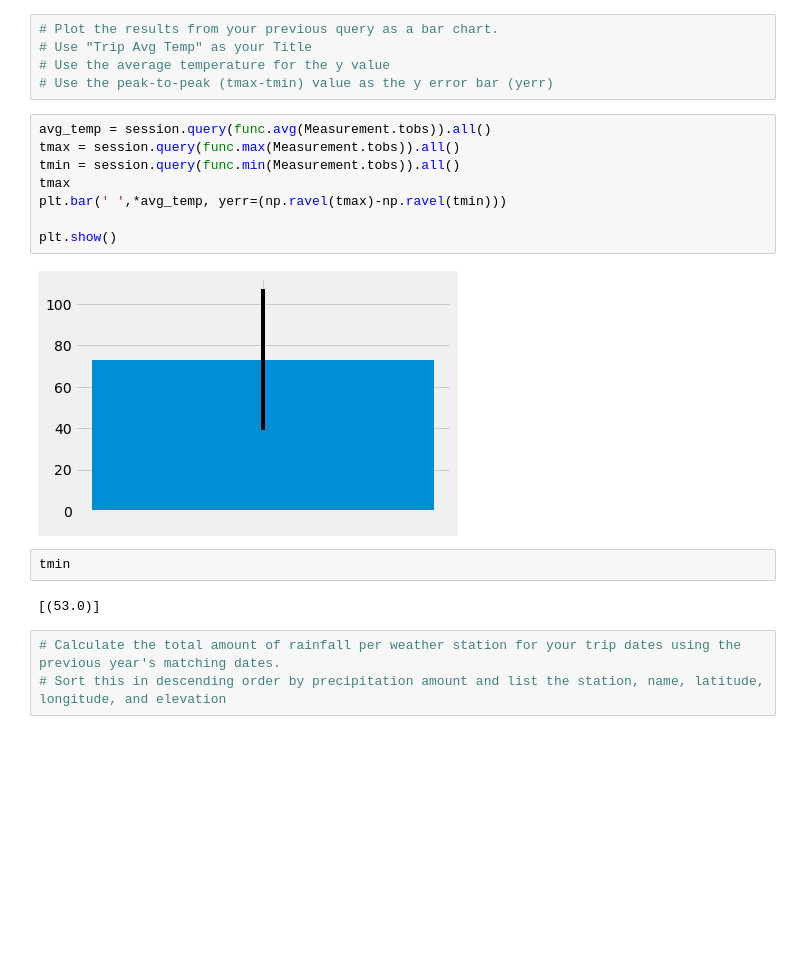
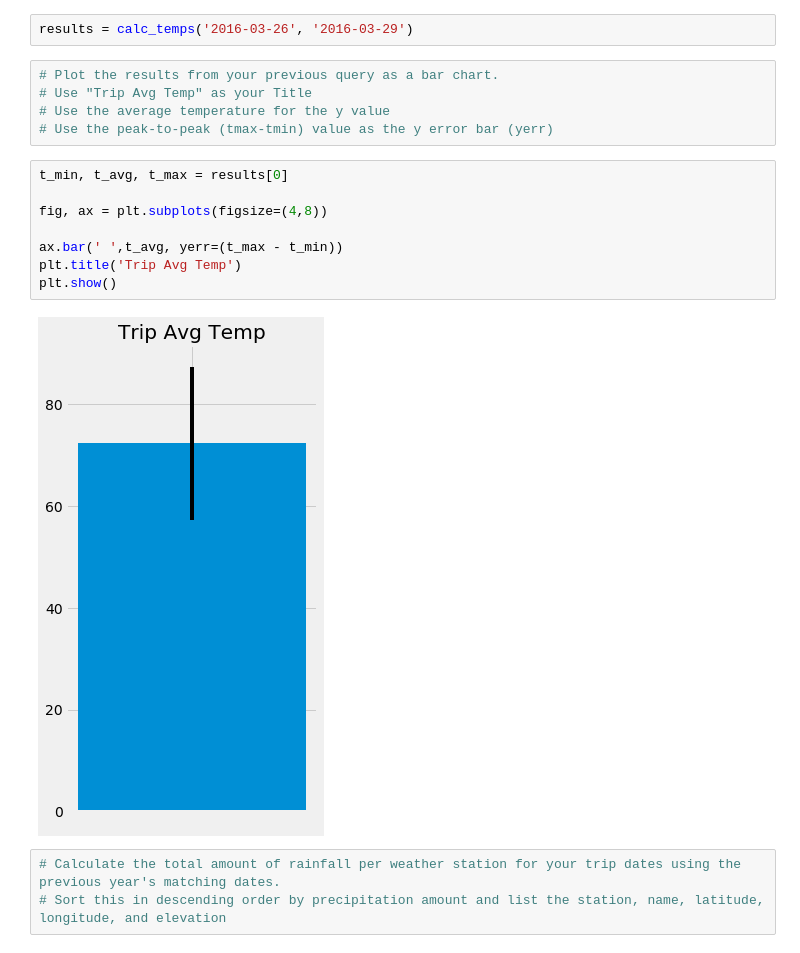
Before and after one commit to bperry555/sql_intro, a Jupyter notebook: SQLAlchemy/climate_starter.ipynb, the cells around one changed output. Drawn from its saved outputs; the diff is of its cells as text; blank space fills up the shorter version.

```diff
--- a/SQLAlchemy/climate_starter.ipynb
+++ b/SQLAlchemy/climate_starter.ipynb
@@ -165,22 +157,20 @@ results = calc_temps('2016-08-18', '2017-08-18')
+# %%
+results = calc_temps('2016-03-26', '2016-03-29')
 # %%
 # Plot the results from your previous query as a bar chart.
 # Use "Trip Avg Temp" as your Title
 # Use the average temperature for the y value
 # Use the peak-to-peak (tmax-tmin) value as the y error bar (yerr)
-# %%
-avg_temp = session.query(func.avg(Measurement.tobs)).all()
-tmax = session.query(func.max(Measurement.tobs)).all()
-tmin = session.query(func.min(Measurement.tobs)).all()
-tmax
-plt.bar(' ',*avg_temp, yerr=(np.ravel(tmax)-np.ravel(tmin)))
-
-plt.show()
-# %% [output]
-[figure, removed]
-# %%
-tmin
-# %% [output]
-[(53.0)]
+# %%
+t_min, t_avg, t_max = results[0]
+
+fig, ax = plt.subplots(figsize=(4,8))
+
+ax.bar(' ',t_avg, yerr=(t_max - t_min))
+plt.title('Trip Avg Temp')
+plt.show()
+# %% [output]
+[figure, added]
 # %%
 # Calculate the total amount of rainfall per weather station for your trip dates using the previous year's matching dates.
 # Sort this in descending order by precipitation amount and list the station, name, latitude, longitude, and elevation
```
Also changed, not shown: parts of 7 cells of this notebook.
